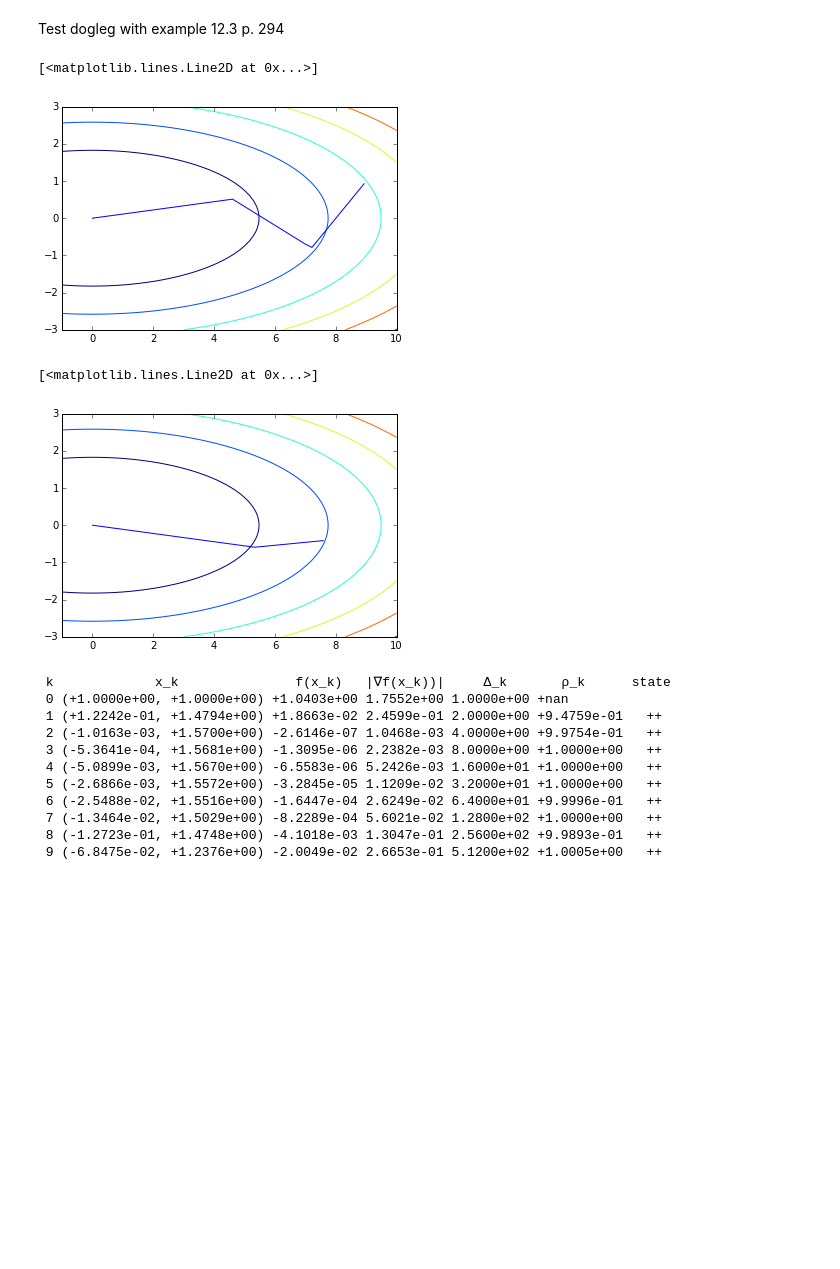
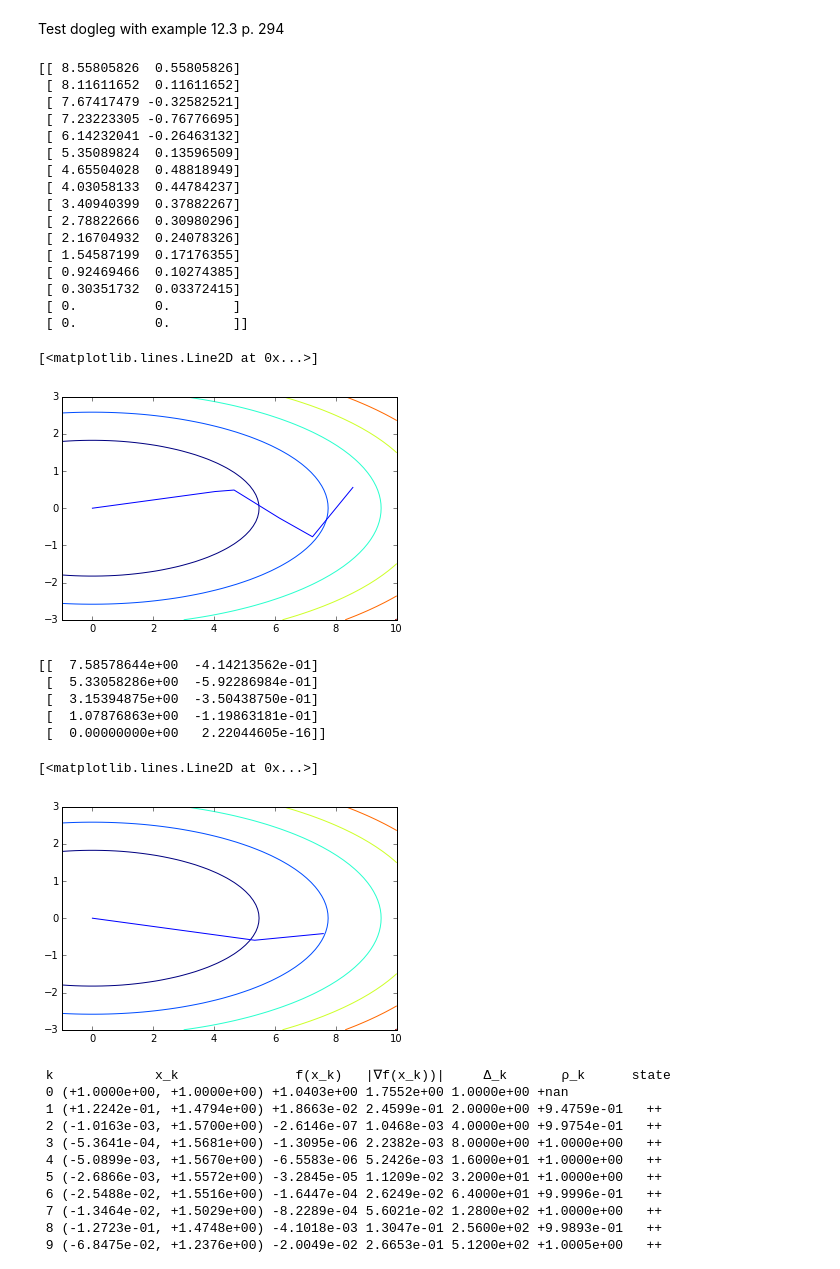
Before and after one commit to ContactEngineering/ContactMechanics, a Jupyter notebook: helpers/Testing_NewtonConfidenceRegion.ipynb, the cells around one changed output. Drawn from its saved outputs; the diff is of its cells as text; code cells hidden in the pictures; blank space fills up the shorter version.

```diff
--- a/helpers/Testing_NewtonConfidenceRegion.ipynb
+++ b/helpers/Testing_NewtonConfidenceRegion.ipynb
@@ -88,32 +88,49 @@ Test dogleg with example 12.3 p. 294
 # %%
 def fun(x):
     return .5*x[0]**2 + 4.5 * x[1]**2
 def grad_f(x):
     return np.matrix([x[0, 0], 9*x[1, 0]]).T
 def hess_f(x):
     return np.matrix([[1, 0], [0, 9]])
 
 x0 = np.matrix([9, 1]).T
 f = fun(x0)
 grad = grad_f(x0)
 hess = hess_f(x0)
 
-nb_steps = 95
+nb_steps = 16
 radii = np.linspace(0, 10, nb_steps+1)[1:]
 iterates = np.zeros((nb_steps, 2))
 for i, radius in enumerate(radii):
     iterates[i, :] = (dogleg(grad, hess, radius) + x0).T
 
+print(iterates)
 
 x, y = np.linspace(-1, 10, 51), np.linspace(-3, 3, 51)
 X, Y = np.meshgrid(x, y)
 Z = fun([X, Y])
 plt.contour(X, Y, Z)
 x, y = iterates[:, 0], iterates[:, 1]
 plt.plot(x, y)
 # %% [output]
-[<matplotlib.lines.Line2D at 0x...>]
+[[ 8.55805826  0.55805826]
+ [ 8.11611652  0.11611652]
+ [ 7.67417479 -0.32582521]
+ [ 7.23223305 -0.76776695]
+ [ 6.14232041 -0.26463132]
+ [ 5.35089824  0.13596509]
+ [ 4.65504028  0.48818949]
+ [ 4.03058133  0.44784237]
+ [ 3.40940399  0.37882267]
+ [ 2.78822666  0.30980296]
+ [ 2.16704932  0.24078326]
+ [ 1.54587199  0.17176355]
+ [ 0.92469466  0.10274385]
+ [ 0.30351732  0.03372415]
+ [ 0.          0.        ]
+ [ 0.          0.        ]]
+[<matplotlib.lines.Line2D at 0x...>]
-[figure, old version]
+[figure, new version]
 # %%
 # Algorithm 12.3 (p.297) Steihaug-Toint method
 def steihaug_toint(grad_f, hess_f, radius, tol = 1e-14):
@@ -173,6 +190,7 @@ radii = np.linspace(0, 10, nb_steps+1)[1:]
 iterates = np.zeros((nb_steps, 2))
 for i, radius in enumerate(radii):
     iterates[i, :] = (steihaug_toint(grad, hess, radius) + x0).T
+print(iterates)
 
 
 x, y = np.linspace(-1, 10, 51), np.linspace(-3, 3, 51)
@@ -182,7 +200,12 @@ plt.contour(X, Y, Z)
 x, y = iterates[:, 0], iterates[:, 1]
 plt.plot(x, y)
 # %% [output]
-[<matplotlib.lines.Line2D at 0x...>]
+[[  7.58578644e+00  -4.14213562e-01]
+ [  5.33058286e+00  -5.92286984e-01]
+ [  3.15394875e+00  -3.50438750e-01]
+ [  1.07876863e+00  -1.19863181e-01]
+ [  0.00000000e+00   2.22044605e-16]]
+[<matplotlib.lines.Line2D at 0x...>]
 [figure]
 # %%
 # Algorithm 12.4 (p.301) Newton method with confidence interval
```
Also changed, not shown: 4 other files.
